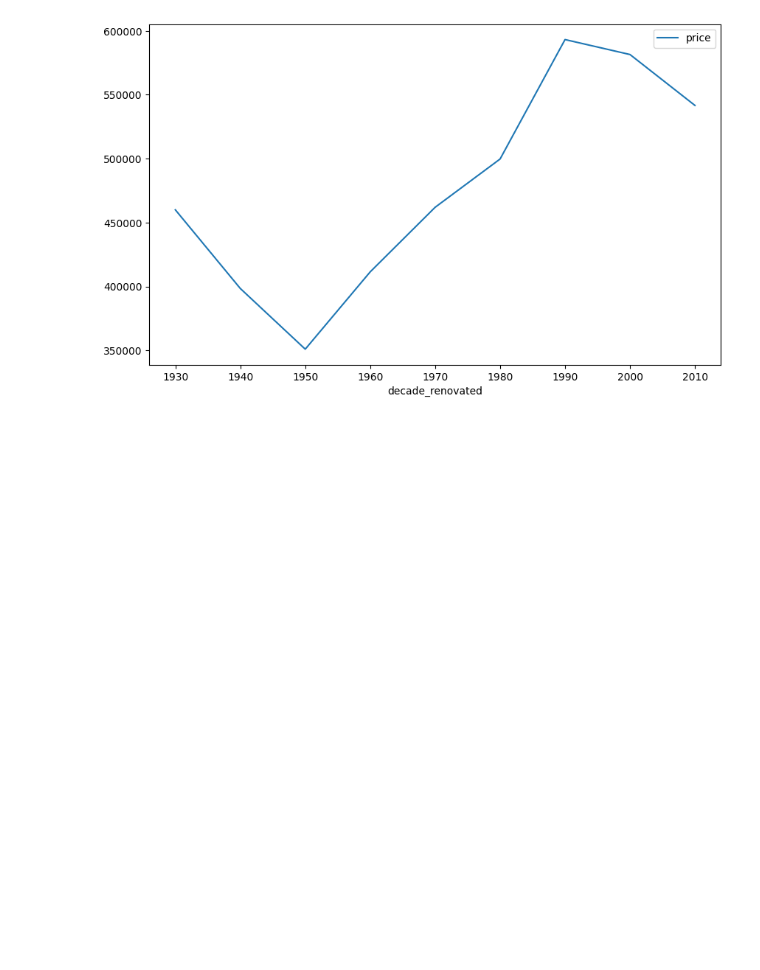
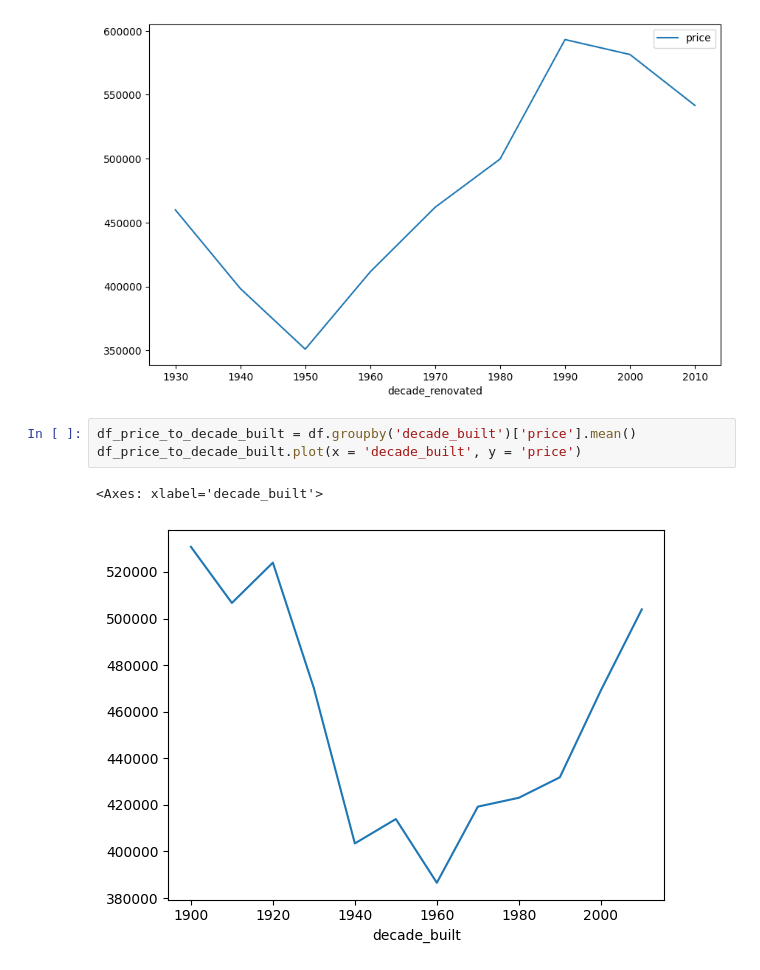
Before and after one commit to NiallGF/First-data-project, a Jupyter notebook: Kaggle Project/Workbooks/eda (iteration 2).ipynb, the cells around one changed output. Cells and saved outputs as stored; diff of their text form; blank space fills up the shorter version.

```diff
--- a/Kaggle Project/Workbooks/eda (iteration 2).ipynb
+++ b/Kaggle Project/Workbooks/eda (iteration 2).ipynb
@@ -60,3 +68,9 @@ See the caveats in the documentation: https://pandas.pydata.org/pandas-docs/stab
   df_renovated['decade_renovated'] = df_renovated['yr_renovated']//10*10
 <Axes: xlabel='decade_renovated'>
 [figure]
+# %%
+df_price_to_decade_built = df.groupby('decade_built')['price'].mean()
+df_price_to_decade_built.plot(x = 'decade_built', y = 'price')
+# %% [output]
+<Axes: xlabel='decade_built'>
+[figure, added]
```
Also changed, not shown: parts of 8 cells of this notebook, 1 other file.
